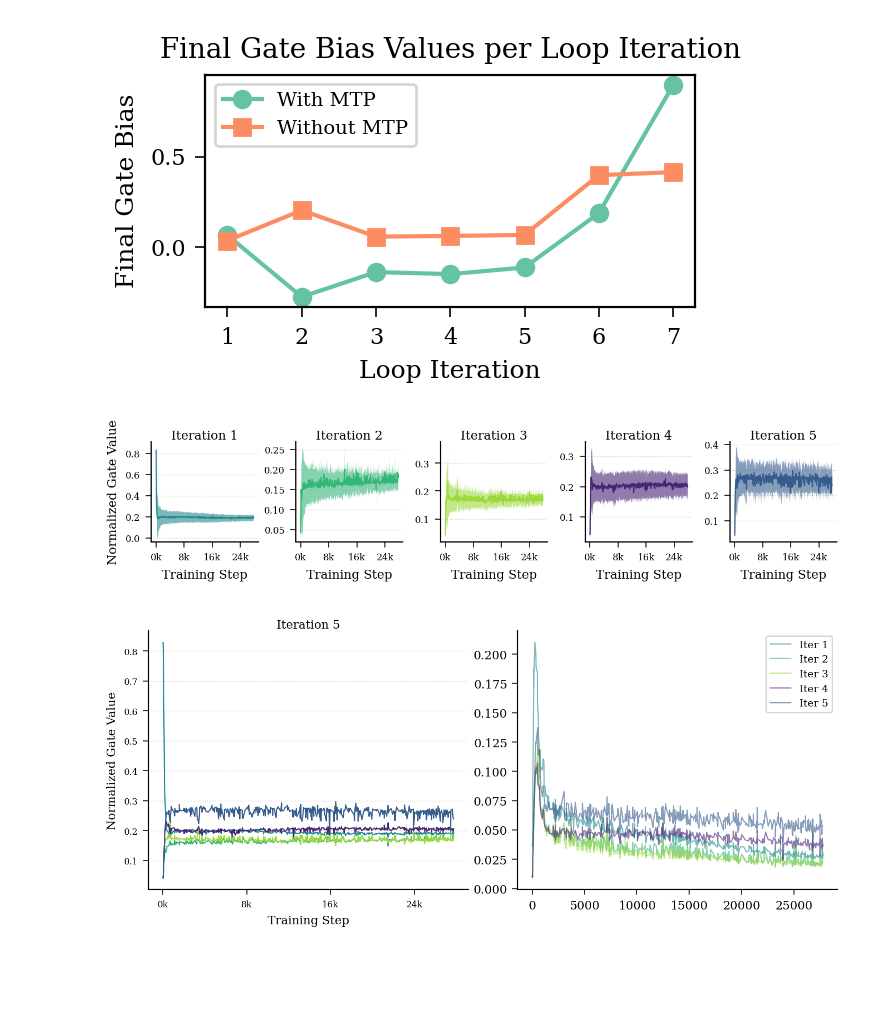
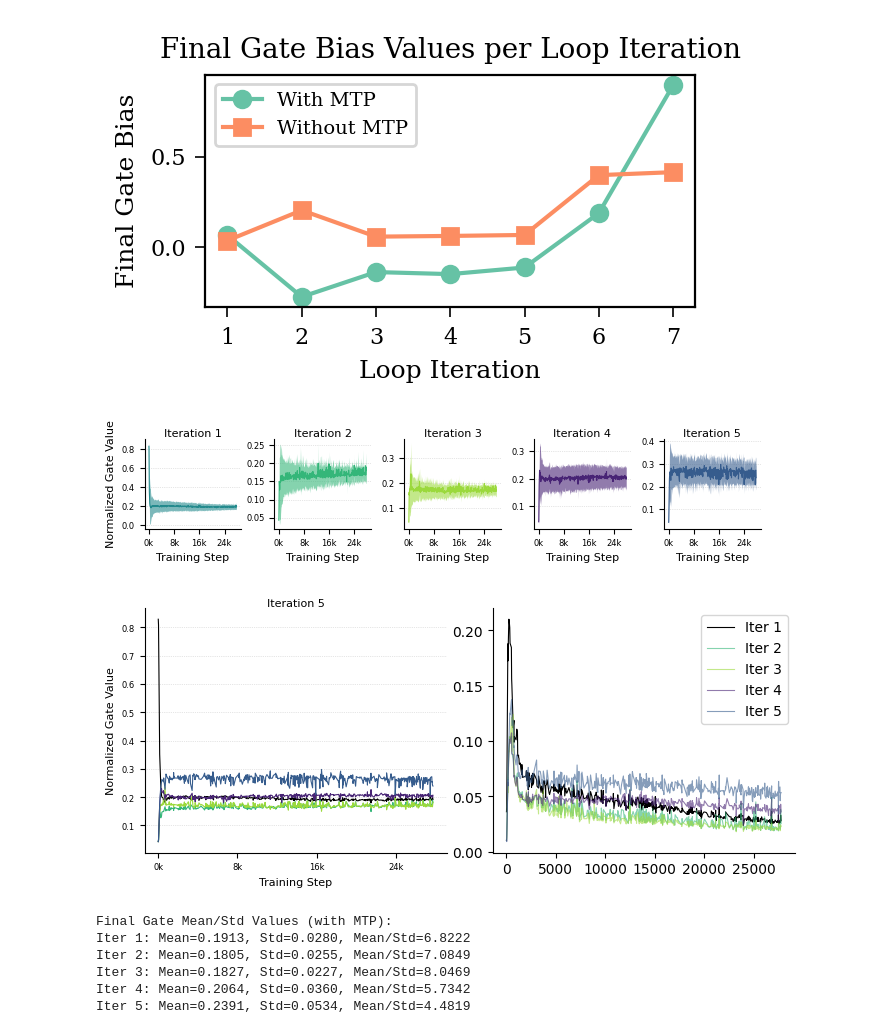
Before and after one commit to behzadshomali/modalities, a Jupyter notebook: loop_MTP_paper/loop_dynamic_analysis.ipynb, the cells around one changed output. Saved outputs shown, nothing was run; the diff lists cells and outputs as text; code cells hidden in the pictures; blank space fills up the shorter version.

```diff
--- a/loop_MTP_paper/loop_dynamic_analysis.ipynb
+++ b/loop_MTP_paper/loop_dynamic_analysis.ipynb
@@ -225,13 +227,13 @@ history_gates = history_gates.sort_values("_step").reset_index(drop=True)
 L, R = 0.09, 0.97          # left / right margins of the plot area
 offset = (R - L) / 6      # half a column width → centers 2 out of 3
 
-gs_top = gridspec.GridSpec(1, 5, left=L,          right=R,          top=0.90, bottom=0.6, wspace=0.35)
+gs_top = gridspec.GridSpec(1, max_iters, left=L,          right=R,          top=0.90, bottom=0.6, wspace=0.35)
 gs_bot = gridspec.GridSpec(1, 2, left=L + offset, right=R - offset, top=0.4, bottom=0.10, wspace=0.5)
 
 fig = plt.figure(figsize=(7.0, 3))
 
 axes_top = [fig.add_subplot(gs_top[0, 0])]
-axes_top += [fig.add_subplot(gs_top[0, j],) for j in range(1, 5)]
+axes_top += [fig.add_subplot(gs_top[0, j],) for j in range(1, max_iters)]
 # axes_bot  = [fig.add_subplot(gs_bot[0, j],) for j in range(2)]
 axes_bot  = []
 axes_all  = axes_top + axes_bot
@@ -243,7 +245,7 @@ for i, (val_key, std_key) in enumerate(zip(gate_val_keys, gate_std_keys)):
     steps   = history_gates.loc[val_col.index, "_step"]
     std_col = history_gates.loc[val_col.index, std_key]
 
-    color = PALETTE_ACL[(i+2) % 5]
+    color = PALETTE_ACL[(i+2) % max_iters]
     ax.plot(steps, val_col.values, color=color, linewidth=0.8)
     ax.fill_between(steps,
                     val_col.values - std_col.values,
@@ -277,7 +279,7 @@ plt.tight_layout(pad=0.4)
 fig.savefig("./plots/gate_normalized_L=5.pdf")
 plt.show()
 # %% [output]
-[figure, old version]
+[figure, new version]
 # %%
 
 import matplotlib.gridspec as gridspec
@@ -305,7 +307,7 @@ history_gates = history_gates.sort_values("_step").reset_index(drop=True)
 L, R = 0.09, 0.97          # left / right margins of the plot area
 offset = (R - L) / 6      # half a column width → centers 2 out of 3
 
-gs_top = gridspec.GridSpec(1, 5, left=L,          right=R,          top=0.90, bottom=0.6, wspace=0.35)
+gs_top = gridspec.GridSpec(1, max_iters, left=L,          right=R,          top=0.90, bottom=0.6, wspace=0.35)
 gs_bot = gridspec.GridSpec(1, 2, left=L + offset, right=R - offset, top=0.4, bottom=0.10, wspace=0.5)
 
 # fig = plt.figure(figsize=(7.0, 3))
@@ -313,7 +315,7 @@ fig, (ax, ax2) = plt.subplots(1, 2, figsize=(7.0, 3))
 
 
 # axes_top = [fig.add_subplot(gs_top[0, 0])]
-# axes_top += [fig.add_subplot(gs_top[0, j],) for j in range(1, 5)]
+# axes_top += [fig.add_subplot(gs_top[0, j],) for j in range(1, max_iters)]
 # axes_bot  = [fig.add_subplot(gs_bot[0, j],) for j in range(2)]
 # axes_bot  = []
 # axes_all  = axes_top + axes_bot
@@ -325,45 +327,66 @@ for i, (val_key, std_key) in enumerate(zip(gate_val_keys, gate_std_keys)):
     steps   = history_gates.loc[val_col.index, "_step"]
     std_col = history_gates.loc[val_col.index, std_key]
 
-    color = PALETTE_ACL[(i+2) % 5]
+
+    color = PALETTE_ACL[(i+2) % max_iters]
+    if i == 0:
+        color = "black"
+        alpha = 1.0
+    else:
+        alpha = 0.6
     ax.plot(steps, val_col.values, color=color, linewidth=0.8)
 
     # ax2.fill_between(steps,
     #                 val_col.values - std_col.values,
     #                 val_col.values + std_col.values,
     #                 color=color, alpha=0.6, linewidth=0)
-    ax2.plot(steps, std_col.values, color=color, linewidth=0.8, alpha=0.6, label=f"Iter {i + 1}",)
+    ax2.plot(steps, std_col.values, color=color, linewidth=0.8, alpha=alpha, label=f"Iter {i + 1}",)
 
     ax.set_title(f"Iteration {i + 1}", fontsize=8, pad=1)
     ax.set_xlabel("Training Step", fontsize=8)
     ax.xaxis.set_major_formatter(ticker.FuncFormatter(lambda x, _: f"{int(x/1000)}k"))
     ax.xaxis.set_major_locator(ticker.MaxNLocator(nbins=4, integer=True))
     ax.spines["top"].set_visible(False)
     ax.spines["right"].set_visible(False)
     ax.yaxis.grid(True, linestyle=":", linewidth=0.5, alpha=0.6, color="#aaaaaa")
     ax.set_axisbelow(True)
     ax.tick_params(labelsize=6)
 
     ax2.spines["top"].set_visible(False)
     ax2.spines["right"].set_visible(False)
 
     if i == 0:
         ax.set_ylabel("Normalized Gate Value", fontsize=8)
 
     ax2.legend()
 
     ## hide y-axis decorations for non-leftmost panels in each row
     # row_first = (i == 0) or (i == 3)
     # if not row_first:
     #     ax.spines["left"].set_visible(False)
     #     ax.tick_params(left=False)
     #     plt.setp(ax.get_yticklabels(), visible=False)
 
 # fig.text(0.035, 0.52, "Normalized Gate Value", va="center",
         #  rotation="vertical", fontsize=8)
 # fig.suptitle("Normalized Gate Value per Loop Iteration", fontsize=10, y=1.02)
 plt.tight_layout(pad=0.4)
 fig.savefig("./plots/gate_normalized_L=5.pdf")
 plt.show()
 # %% [output]
-[figure, old version]
+[figure, new version]
+# %%
+# print the final gate mean value divided by the std value for each iteration
+print("Final Gate Mean/Std Values (with MTP):")
+for i, (val_key, std_key) in enumerate(zip(gate_val_keys, gate_std_keys)):
+    final_mean = history_gates[val_key].dropna().iloc[-1]
+    final_std = history_gates[std_key].dropna().iloc[-1]
+    ratio = final_mean/final_std
+    print(f"Iter {i + 1}: Mean={final_mean:.4f}, Std={final_std:.4f}, Mean/Std={ratio:.4f}")
+# %% [output]
+Final Gate Mean/Std Values (with MTP):
+Iter 1: Mean=0.1913, Std=0.0280, Mean/Std=6.8222
+Iter 2: Mean=0.1805, Std=0.0255, Mean/Std=7.0849
+Iter 3: Mean=0.1827, Std=0.0227, Mean/Std=8.0469
+Iter 4: Mean=0.2064, Std=0.0360, Mean/Std=5.7342
+Iter 5: Mean=0.2391, Std=0.0534, Mean/Std=4.4819
```
Also changed, not shown: parts of 1 cell of this notebook, 1 other file.
